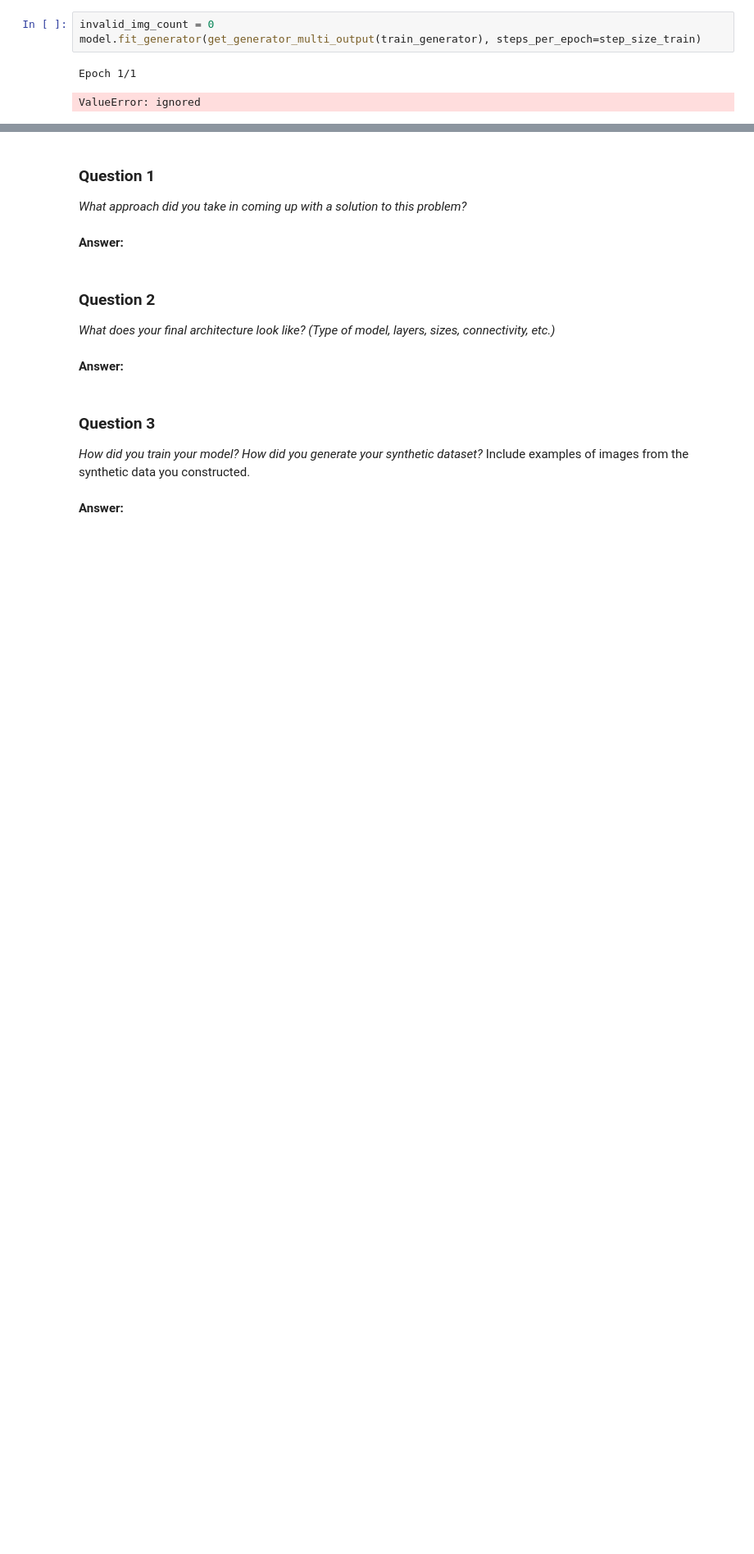
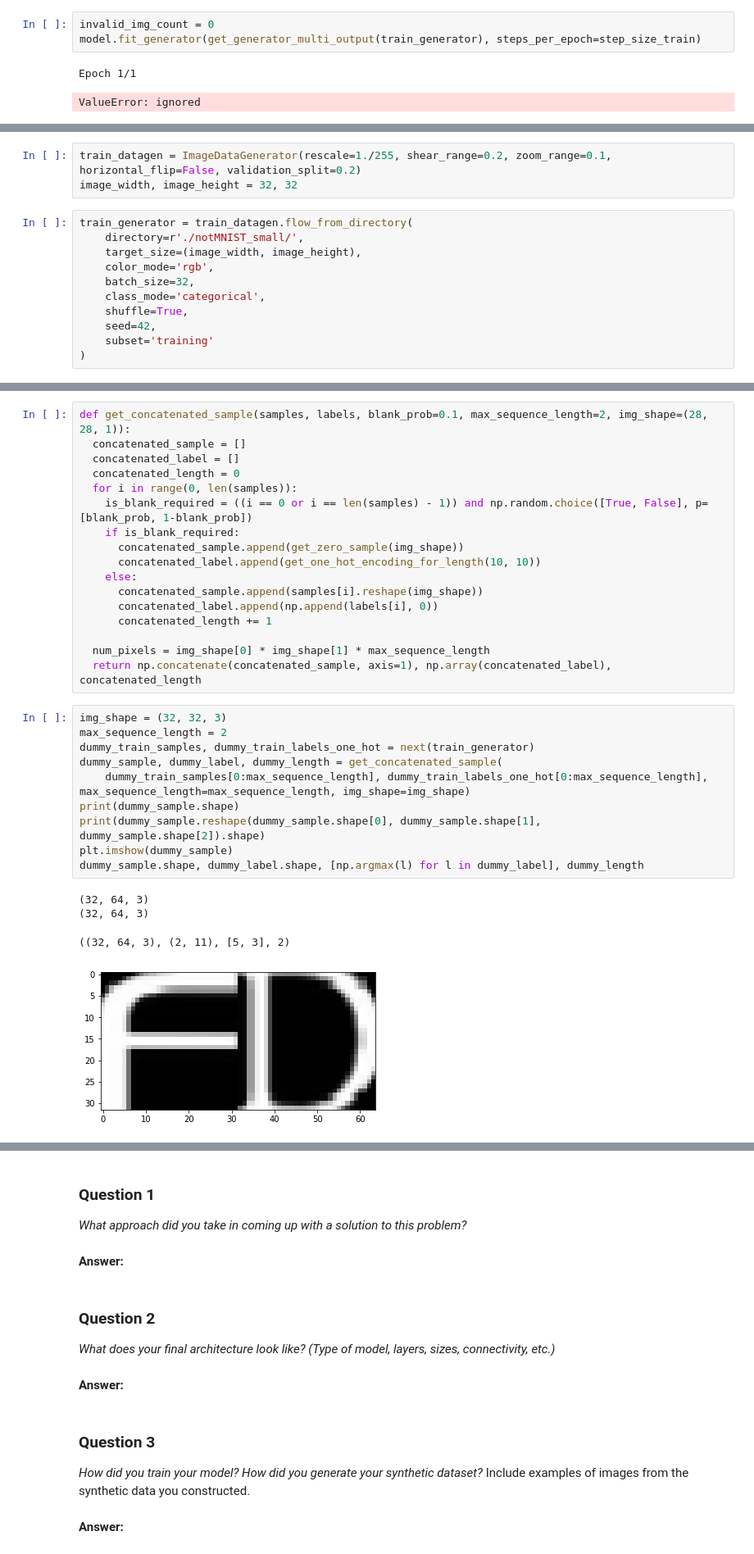
Before and after one commit to samiriff/MLND-digit-recognition, a Jupyter notebook: Copy_of_digit_recognition.ipynb, the cells around one changed output, grey strips where cells are left out. Shown: that part at 82% size. Drawn from its saved outputs; the diff is of its cells as text; blank space fills up the shorter version.

```diff
--- a/Copy_of_digit_recognition.ipynb
+++ b/Copy_of_digit_recognition.ipynb
@@ -1112,0 +1124,14 @@ ValueError: ignored
+# %%
+train_datagen = ImageDataGenerator(rescale=1./255, shear_range=0.2, zoom_range=0.1, horizontal_flip=False, validation_split=0.2)
+image_width, image_height = 32, 32
+# %%
+train_generator = train_datagen.flow_from_directory(
+    directory=r'./notMNIST_small/',
+    target_size=(image_width, image_height),
+    color_mode='rgb',
+    batch_size=32,
+    class_mode='categorical',
+    shuffle=True,
+    seed=42,
+    subset='training'
+)
@@ -1112,0 +1168,32 @@ ValueError: ignored
+# %%
+def get_concatenated_sample(samples, labels, blank_prob=0.1, max_sequence_length=2, img_shape=(28, 28, 1)):
+  concatenated_sample = []
+  concatenated_label = []
+  concatenated_length = 0
+  for i in range(0, len(samples)):
+    is_blank_required = ((i == 0 or i == len(samples) - 1)) and np.random.choice([True, False], p=[blank_prob, 1-blank_prob])
+    if is_blank_required:
+      concatenated_sample.append(get_zero_sample(img_shape))
+      concatenated_label.append(get_one_hot_encoding_for_length(10, 10))
+    else:
+      concatenated_sample.append(samples[i].reshape(img_shape))
+      concatenated_label.append(np.append(labels[i], 0))
+      concatenated_length += 1
+
+  num_pixels = img_shape[0] * img_shape[1] * max_sequence_length
+  return np.concatenate(concatenated_sample, axis=1), np.array(concatenated_label), concatenated_length
+# %%
+img_shape = (32, 32, 3)
+max_sequence_length = 2
+dummy_train_samples, dummy_train_labels_one_hot = next(train_generator)
+dummy_sample, dummy_label, dummy_length = get_concatenated_sample(
+    dummy_train_samples[0:max_sequence_length], dummy_train_labels_one_hot[0:max_sequence_length], max_sequence_length=max_sequence_length, img_shape=img_shape)
+print(dummy_sample.shape)
+print(dummy_sample.reshape(dummy_sample.shape[0], dummy_sample.shape[1], dummy_sample.shape[2]).shape)
+plt.imshow(dummy_sample)
+dummy_sample.shape, dummy_label.shape, [np.argmax(l) for l in dummy_label], dummy_length
+# %% [output]
+(32, 64, 3)
+(32, 64, 3)
+((32, 64, 3), (2, 11), [5, 3], 2)
+[figure, added]
```
Also changed, not shown: parts of 18 cells of this notebook.
